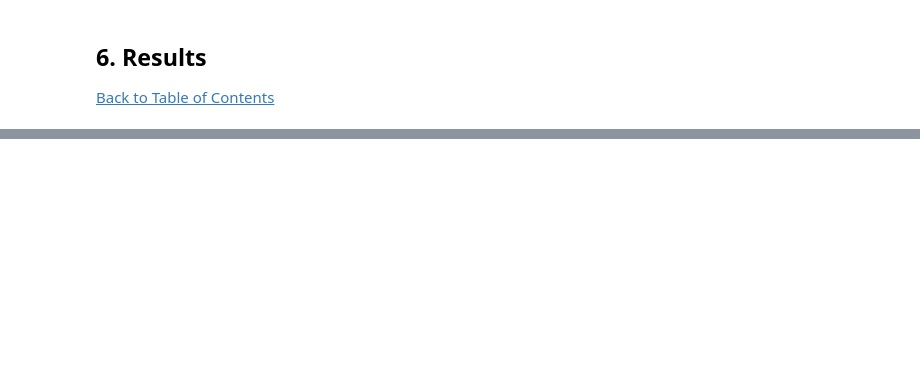
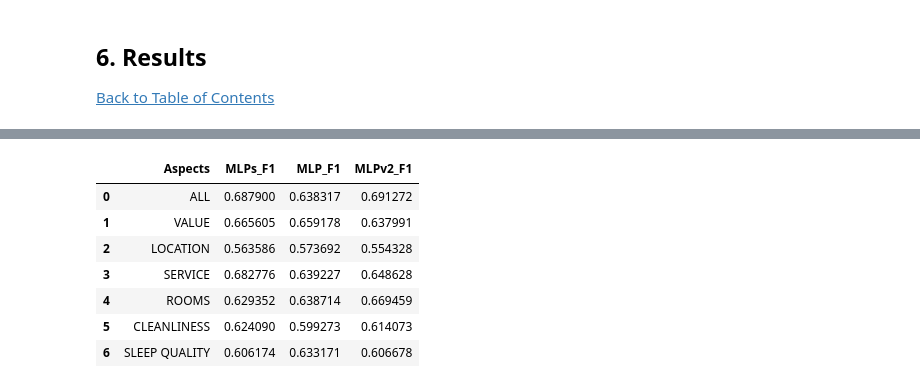
Before and after one commit to YanZehong/CS5242-ABSC, a Jupyter notebook: CS5242_GroupID26.ipynb, the cells around one changed output, grey strips where cells are left out. Cells and saved outputs as stored; diff of their text form; code cells hidden in the pictures; blank space fills up the shorter version.

```diff
--- a/CS5242_GroupID26.ipynb
+++ b/CS5242_GroupID26.ipynb
@@ -1160,0 +1266,12 @@ plt.show()
+# %%
+df_f1 = pd.concat([df_mlps["Aspects"], df_mlps["MLPs_F1"], df_mlp["MLP_F1"], df_mlpv2["MLPv2_F1"]], axis=1)
+df_f1
+# %% [output]
+|  | Aspects | MLPs_F1 | MLP_F1 | MLPv2_F1 |
+| 0 | ALL | 0.687900 | 0.638317 | 0.691272 |
+| 1 | VALUE | 0.665605 | 0.659178 | 0.637991 |
+| 2 | LOCATION | 0.563586 | 0.573692 | 0.554328 |
+| 3 | SERVICE | 0.682776 | 0.639227 | 0.648628 |
+| 4 | ROOMS | 0.629352 | 0.638714 | 0.669459 |
+| 5 | CLEANLINESS | 0.624090 | 0.599273 | 0.614073 |
+| 6 | SLEEP QUALITY | 0.606174 | 0.633171 | 0.606678 |
```
Also changed, not shown: parts of 10 cells of this notebook, 1 other file.
